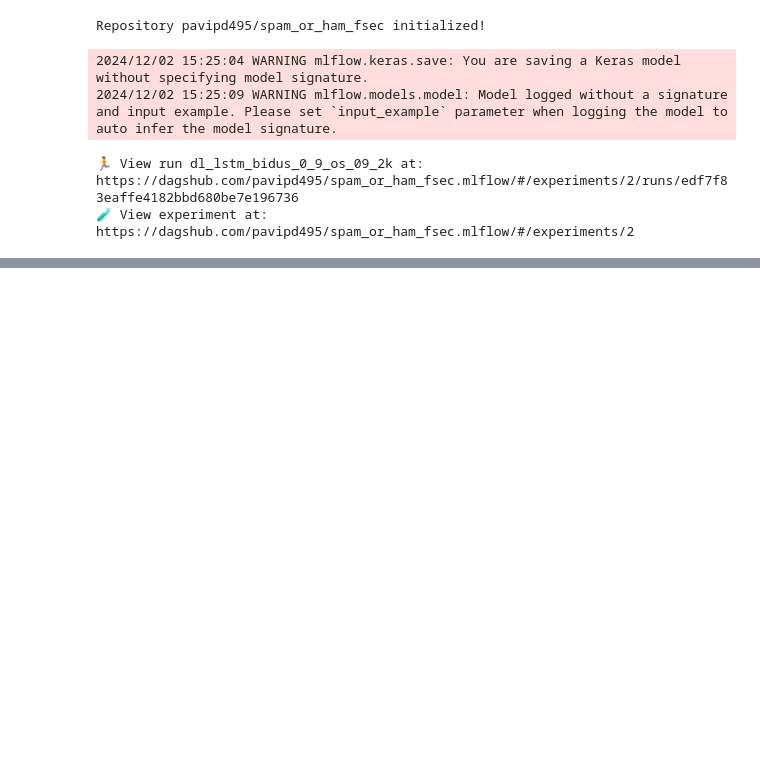
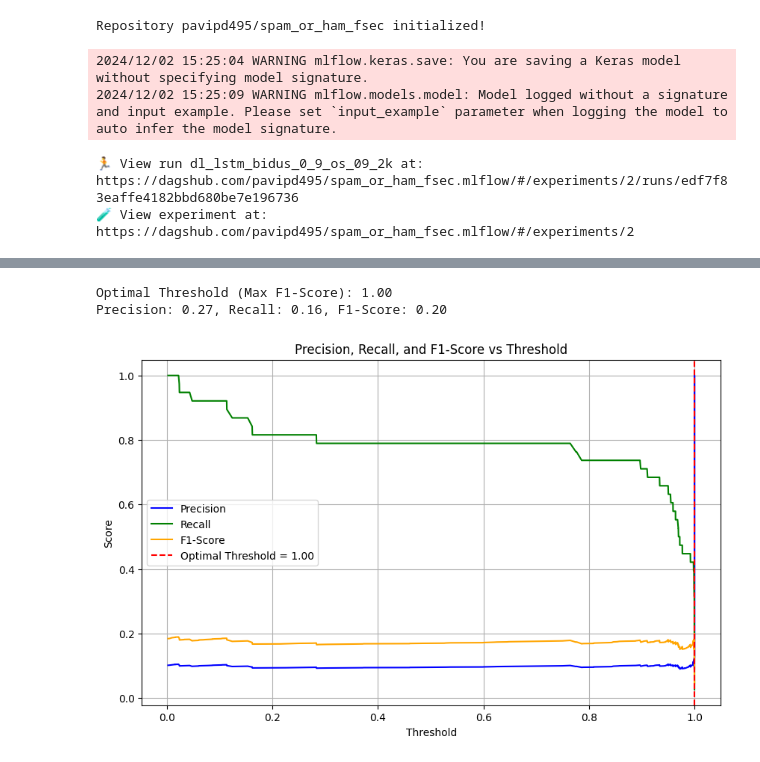
Before and after one commit to pavi-ninjaac/spam_or_ham_fsec, a Jupyter notebook: explore/step3_m6_dl.ipynb, the cells around one changed output, grey strips where cells are left out. Saved outputs shown, nothing was run; the diff lists cells and outputs as text; code cells hidden in the pictures; blank space fills up the shorter version.

```diff
--- a/explore/step3_m6_dl.ipynb
+++ b/explore/step3_m6_dl.ipynb
@@ -200,0 +256,33 @@ Repository pavipd495/spam_or_ham_fsec initialized!
+# %%
+from sklearn.metrics import precision_recall_curve, f1_score
+
+# Step 1: Compute Precision, Recall, and Thresholds
+precisions, recalls, thresholds = precision_recall_curve(y_test, y_pred)
+
+# Step 2: Compute F1-Score for Each Threshold
+f1_scores = 2 * (precisions * recalls) / (precisions + recalls + 1e-10)  # Avoid division by zero
+
+# Step 3: Select Threshold with the Highest F1-Score
+optimal_idx = f1_scores.argmax()
+optimal_threshold = thresholds[optimal_idx]
+
+print(f"Optimal Threshold (Max F1-Score): {optimal_threshold:.2f}")
+print(f"Precision: {precisions[optimal_idx]:.2f}, Recall: {recalls[optimal_idx]:.2f}, F1-Score: {f1_scores[optimal_idx]:.2f}")
+
+import matplotlib.pyplot as plt
+
+plt.figure(figsize=(10, 6))
+plt.plot(thresholds, precisions[:-1], label="Precision", color="blue")
+plt.plot(thresholds, recalls[:-1], label="Recall", color="green")
+plt.plot(thresholds, f1_scores[:-1], label="F1-Score", color="orange")
+plt.axvline(x=optimal_threshold, color="red", linestyle="--", label=f"Optimal Threshold = {optimal_threshold:.2f}")
+plt.xlabel("Threshold")
+plt.ylabel("Score")
+plt.title("Precision, Recall, and F1-Score vs Threshold")
+plt.legend()
+plt.grid()
+plt.show()
+# %% [output]
+Optimal Threshold (Max F1-Score): 1.00
+Precision: 0.27, Recall: 0.16, F1-Score: 0.20
+[figure, added]
```
Also changed, not shown: parts of 3 cells of this notebook, 8 other files.
